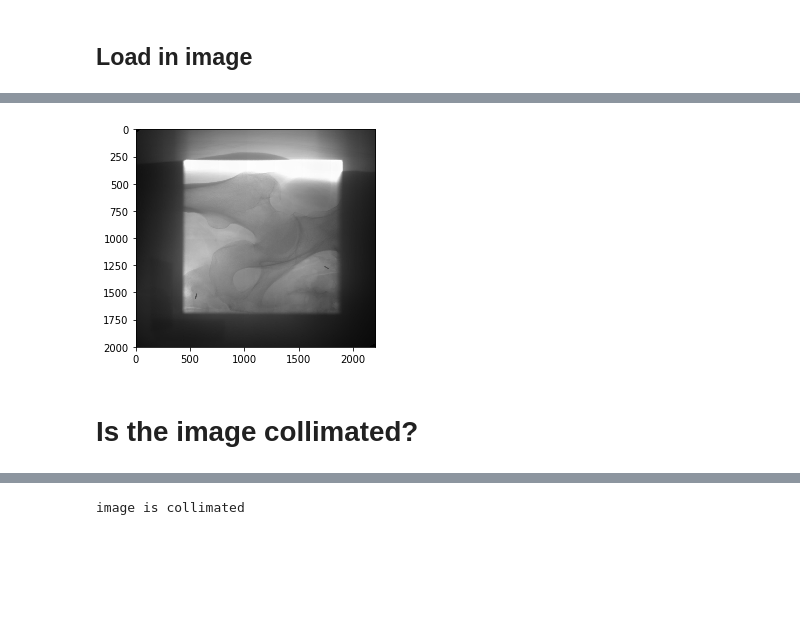
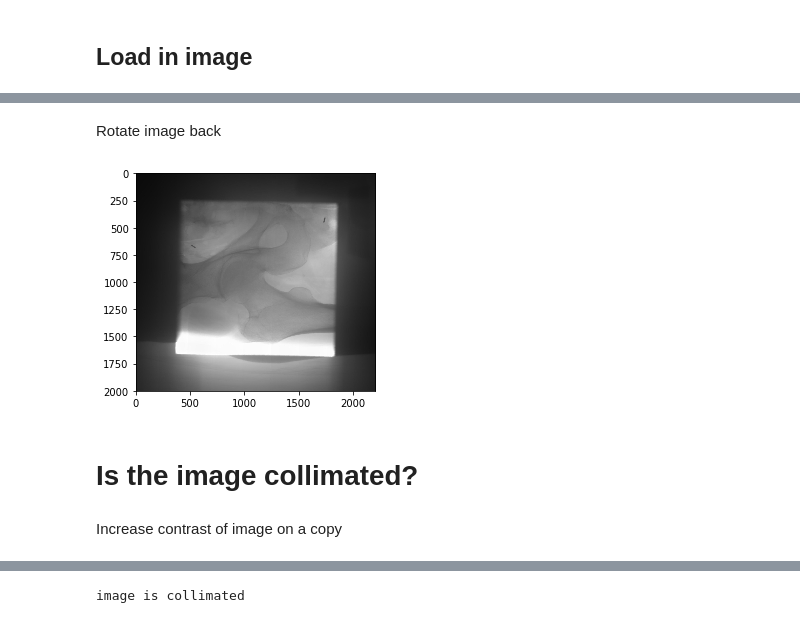
Before and after one commit to JosephPB/proyectito, a Jupyter notebook: Collimator/Notebooks/avgintensity.ipynb, the cells around one changed output, grey strips where cells are left out. Cells and saved outputs as stored; diff of their text form; code cells hidden in the pictures; blank space fills up the shorter version.

```diff
--- a/Collimator/Notebooks/avgintensity.ipynb
+++ b/Collimator/Notebooks/avgintensity.ipynb
@@ -12,4 +12,4 @@ from PIL import Image
 # %% [markdown]
 ## Load in image
 # %%
-img = Image.open('/media/sf_TestImageDataBase/rectangle/jpeg_converted/NeckofFemur.jpg')
+directory = '/media/sf_TestImageDataBase/rectangle/jpeg_converted/NeckofFemur.jpg'
@@ -16 +20,3 @@ img = Image.open('/media/sf_TestImageDataBase/rectangle/jpeg_converted/NeckofFem
+# %%
+rotation = 5
 # %%
@@ -57,17 +62,19 @@ plt.show()
+# %% [markdown]
+Rotate image back
 # %%
 angle = theta*(180/np.pi)
 # %%
-img = Image.open('/media/sf_TestImageDataBase/rectangle/jpeg_converted/NeckofFemur.jpg')
+img = Image.open(directory)
 # %%
-img = img.rotate(-30)
+img = img.rotate(rotation)
 img = img.rotate(angle+180)
 img.save('rotated.jpg')
 img = cv.imread('rotated.jpg')
 img = img[400:2400,500:2700]
 plt.imshow(img)
 plt.show()
 # %% [output]
-[figure, old version]
+[figure, new version]
 # %% [markdown]
 # Is the image collimated?
 # %%
@@ -82,6 +93,8 @@ def dark(image):
     total = (width/10)*height*2 + (height/10)*width*2
 
     return (float(num_dark)/float(total))
+# %% [markdown]
+Increase contrast of image on a copy
 # %%
 cp = np.copy(img)
 cp[cp<100] = 1
```
Also changed, not shown: parts of 21 cells of this notebook.
